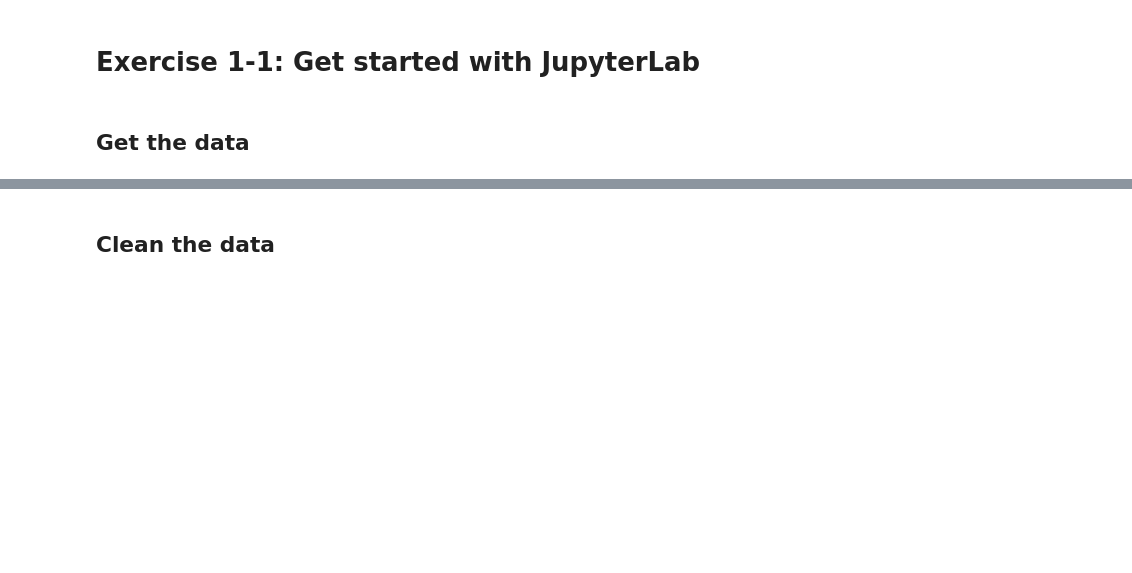
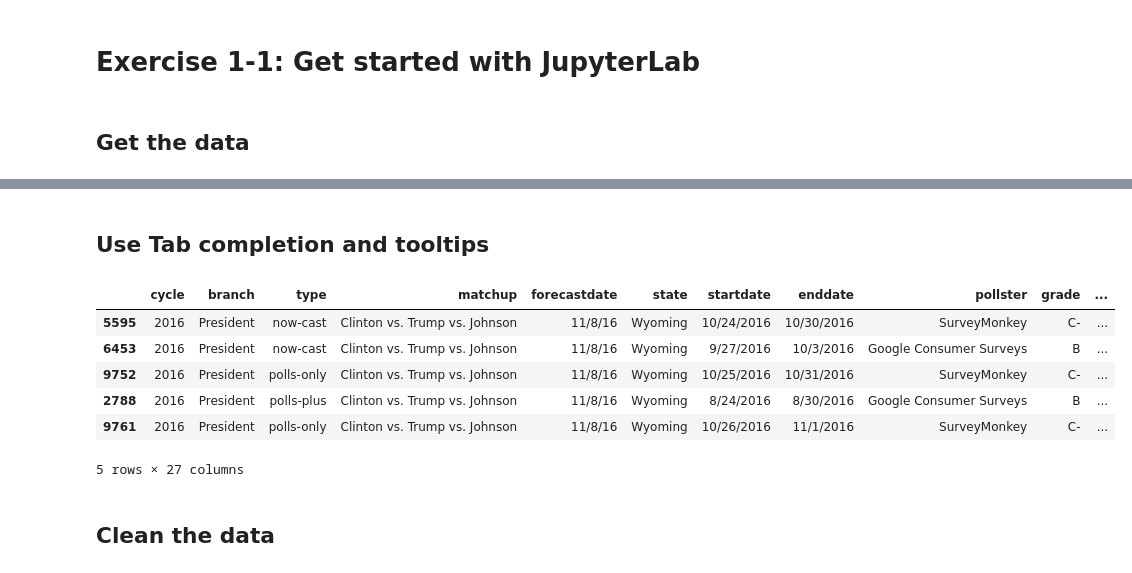
Before and after one commit to AngelHuang1998/Analytics-for-Decision-Making-LIS-705-, a Jupyter notebook: Files for lab/exercises/ch01/ex_1-1_polling.ipynb, the cells around one changed output, grey strips where cells are left out. Saved outputs shown, nothing was run; the diff lists cells and outputs as text; code cells hidden in the pictures; blank space fills up the shorter version.

```diff
--- a/Files for lab/exercises/ch01/ex_1-1_polling.ipynb
+++ b/Files for lab/exercises/ch01/ex_1-1_polling.ipynb
@@ -14,3 +29,16 @@ polls.head(2)
+# %% [markdown]
+## Use Tab completion and tooltips
+# %%
+# Sort the DataFrame by the 'state' column in descending order, after that, show the top 5 rows
+polls.sort_values('state', ascending=False).head()
+# %% [output]
+|  | cycle | branch | type | matchup | forecastdate | state | startdate | enddate | pollster | grade | ... |
+| 5595 | 2016 | President | now-cast | Clinton vs. Trump vs. Johnson | 11/8/16 | Wyoming | 10/24/2016 | 10/30/2016 | SurveyMonkey | C- | ... |
+| 6453 | 2016 | President | now-cast | Clinton vs. Trump vs. Johnson | 11/8/16 | Wyoming | 9/27/2016 | 10/3/2016 | Google Consumer Surveys | B | ... |
+| 9752 | 2016 | President | polls-only | Clinton vs. Trump vs. Johnson | 11/8/16 | Wyoming | 10/25/2016 | 10/31/2016 | SurveyMonkey | C- | ... |
+| 2788 | 2016 | President | polls-plus | Clinton vs. Trump vs. Johnson | 11/8/16 | Wyoming | 8/24/2016 | 8/30/2016 | Google Consumer Surveys | B | ... |
+| 9761 | 2016 | President | polls-only | Clinton vs. Trump vs. Johnson | 11/8/16 | Wyoming | 10/26/2016 | 11/1/2016 | SurveyMonkey | C- | ... |
+5 rows × 27 columns
 # %% [markdown]
 ## Clean the data
 # %% [markdown]
```
Also changed, not shown: parts of 16 cells of this notebook, 1 other file.
